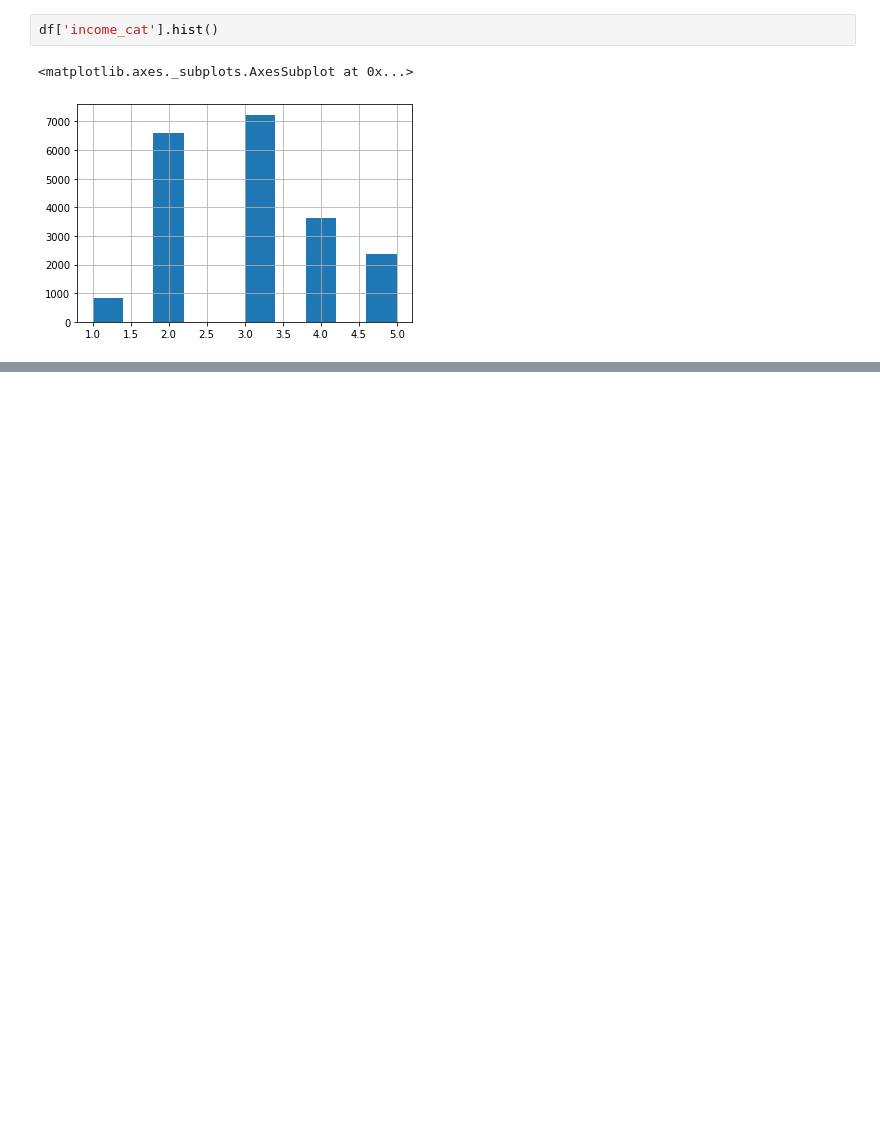
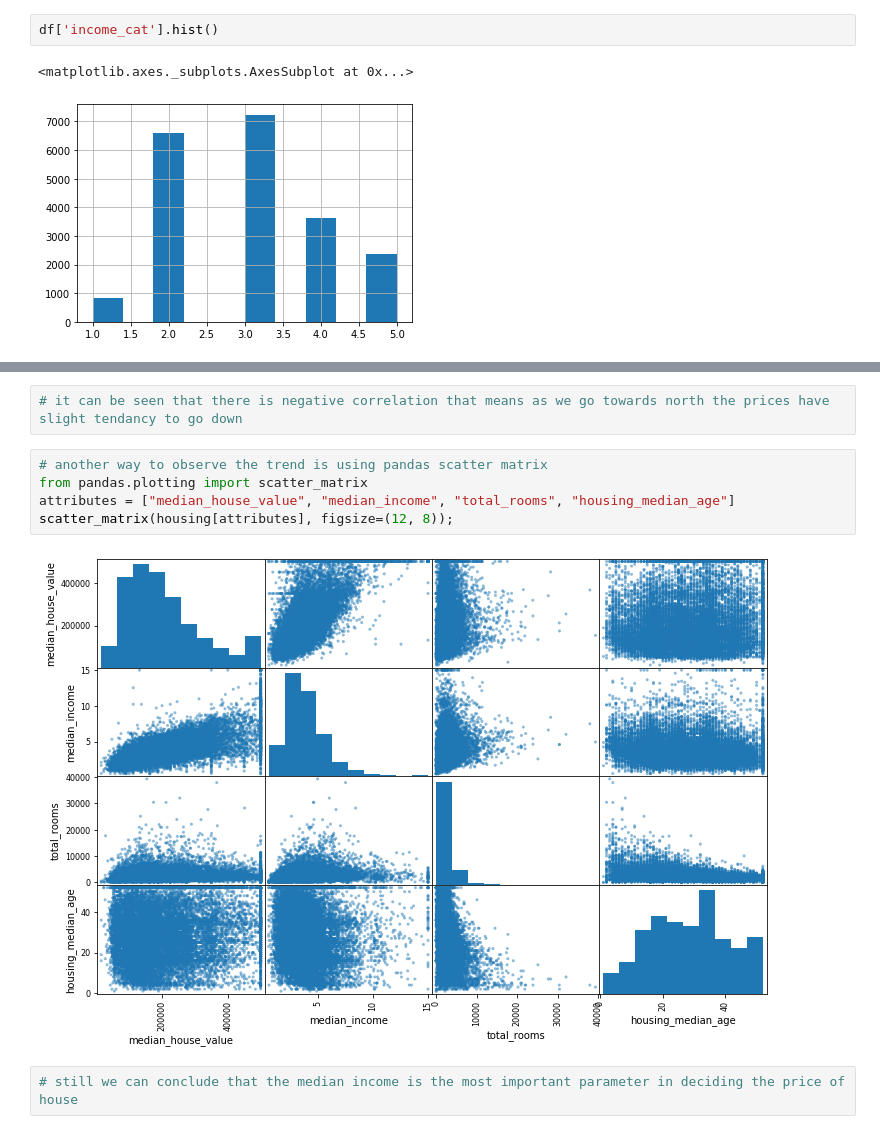
Before and after one commit to samerrkhann/California-Housing, a Jupyter notebook: California Housing.ipynb, the cells around one changed output, grey strips where cells are left out. Cells and saved outputs as stored; diff of their text form; blank space fills up the shorter version.

```diff
--- a/California Housing.ipynb
+++ b/California Housing.ipynb
@@ -112,0 +187,11 @@ Categories (5, int64): [1 < 2 < 3 < 4 < 5]
+# %%
+# it can be seen that there is negative correlation that means as we go towards north the prices have slight tendancy to go down
+# %%
+# another way to observe the trend is using pandas scatter matrix
+from pandas.plotting import scatter_matrix
+attributes = ["median_house_value", "median_income", "total_rooms", "housing_median_age"]
+scatter_matrix(housing[attributes], figsize=(12, 8));
+# %% [output]
+[figure, added]
+# %%
+# still we can conclude that the median income is the most important parameter in deciding the price of house
```
Also changed, not shown: parts of 48 cells of this notebook.
